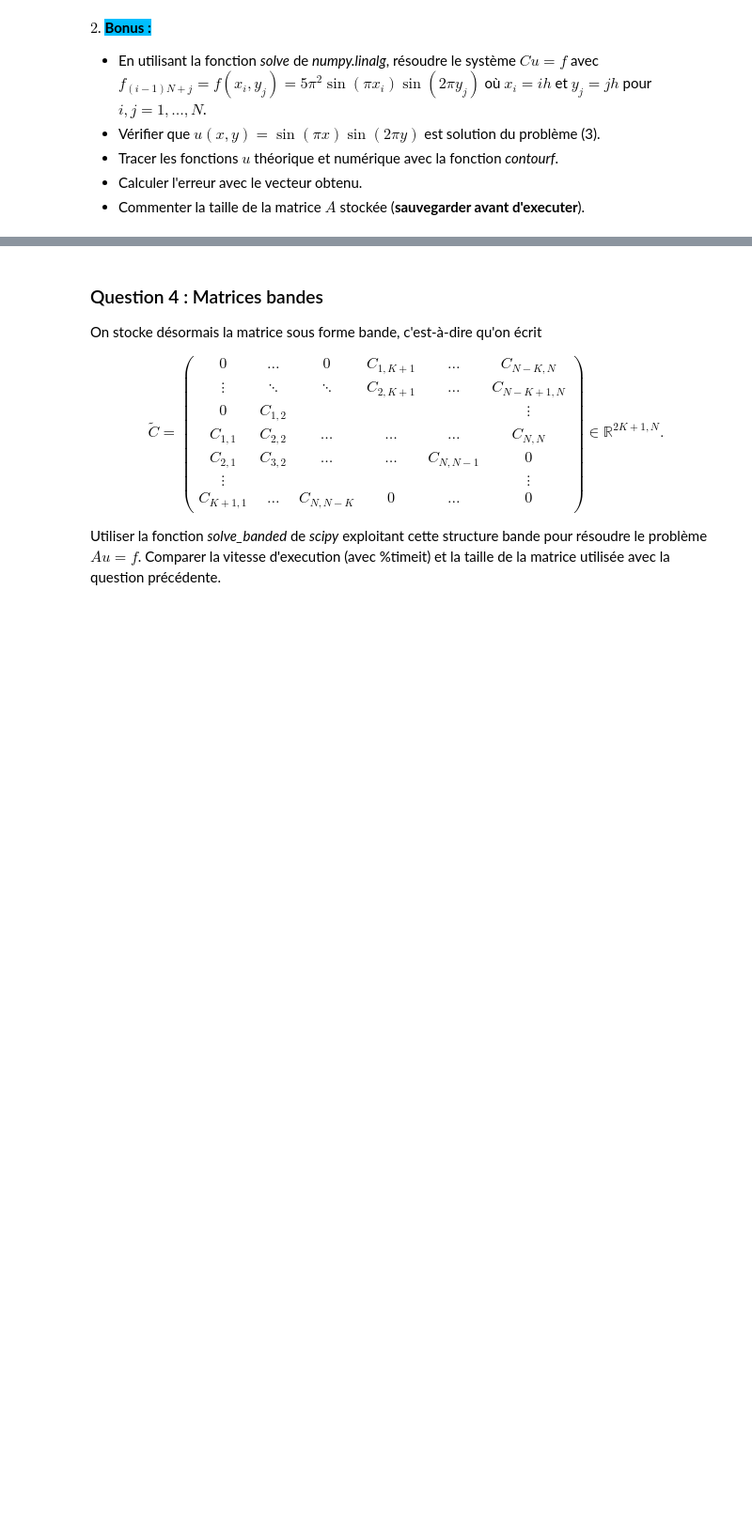
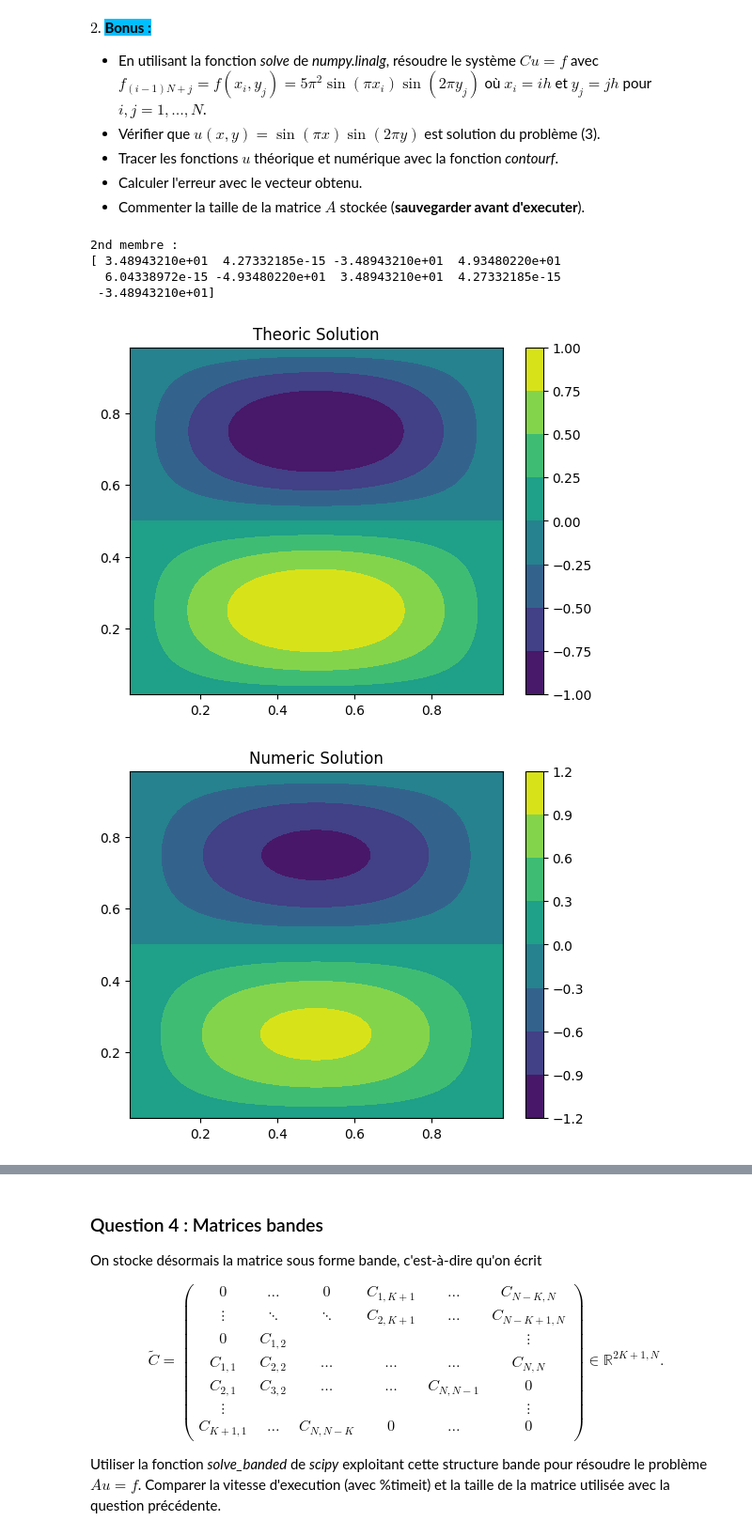
Before and after one commit to Eric-Guerra-Ribeiro/AMP_41012, a Jupyter notebook: pc4.ipynb, the cells around one changed output, grey strips where cells are left out. Shown at 94% size. Drawn from its saved outputs; the diff is of its cells as text; code cells hidden in the pictures; blank space fills up the shorter version.

```diff
--- a/pc4.ipynb
+++ b/pc4.ipynb
@@ -557,16 +850,3 @@ $$
 ### Question 3 : Matrices pleines
 
 $1$. **<font color=black><span style="background-color:deepskyblue"> Bonus :</span></font>** Implémenter une fonction qui renvoie la discrétisation de $-\Delta$ en dimension 2 décrite en (7), pour un $N$ donné. Afficher le résultat obtenu pour $N=3$.
-# %%
-def moins_Laplacien_2D_plein(N):
-    """
-    crée la matrice N^2xN^2 correspondant à la discrétisation de -\Delta en 2D
-    ----------
-    parametre:
-    N   : taille de la matrice
-
-    valeur de retour:
-    matrice de taille N^2xN^2
-    """
-
-    return
@@ -593,37 +912,60 @@ def second_membre_2D(N):
     N   : taille du vecteur
 
     valeur de retour:
-    veteur de taille N^2
+    vecteur de taille N^2
     """
+    h = 1/(N+1)
+    x = h*np.arange(1, N+1)
 
-    return
+    f = np.ones((N, N))
+    f = (5*np.pi**2)*(f*np.sin(np.pi*x[:, None]))*np.sin(2*np.pi*x)
+
+    return f.flatten()
 # %%
 N = 3
 
+f = second_membre_2D(N)
 
-print("2nd membre :\n", )
+print(f"2nd membre :\n{f}")
+# %% [output]
+2nd membre :
+[ 3.48943210e+01  4.27332185e-15 -3.48943210e+01  4.93480220e+01
+  6.04338972e-15 -4.93480220e+01  3.48943210e+01  4.27332185e-15
+ -3.48943210e+01]
 # %%
 N          = 64
 
-
-
-
-
+C = moins_Laplacien_2D_plein(N)
+f = second_membre_2D(N)
+u = lin.solve(C, f)
 
 nx     = N
 ny     = N
 dx     = 1./(nx+1)
 dy     = 1./(ny+1)
 x      = np.linspace(1,nx,nx)*dx
 y      = np.linspace(1,ny,ny)*dy
 xx, yy = np.meshgrid(x, y, indexing='xy')
 
+u_theory = np.sin(np.pi*xx)*np.sin(2*np.pi*yy)
+
 plt.figure()
-plt.contourf(xx,yy, )
+plt.title("Theoric Solution")
+plt.contourf(xx,yy, u_theory)
 plt.colorbar()
 plt.show()
 
 plt.figure()
-plt.contourf(xx,yy, )
+plt.title("Numeric Solution")
+plt.contourf(xx,yy, u.reshape((N, N), order='F'))
 plt.colorbar()
 plt.show()
+
+plt.figure()
+plt.title("Error")
+plt.contourf(xx,yy, np.abs(u_theory - u.reshape((N, N), order='F')))
+plt.colorbar()
+plt.show()
+# %% [output]
+[figure, added]
+[figure, added]
```
Also changed, not shown: parts of 44 cells of this notebook.
